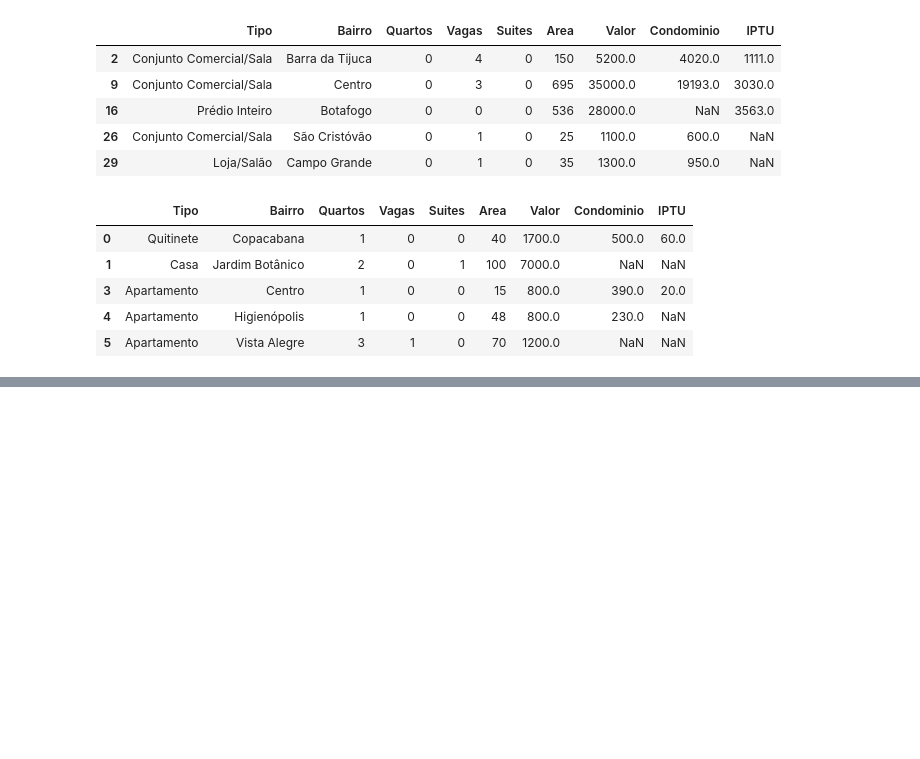
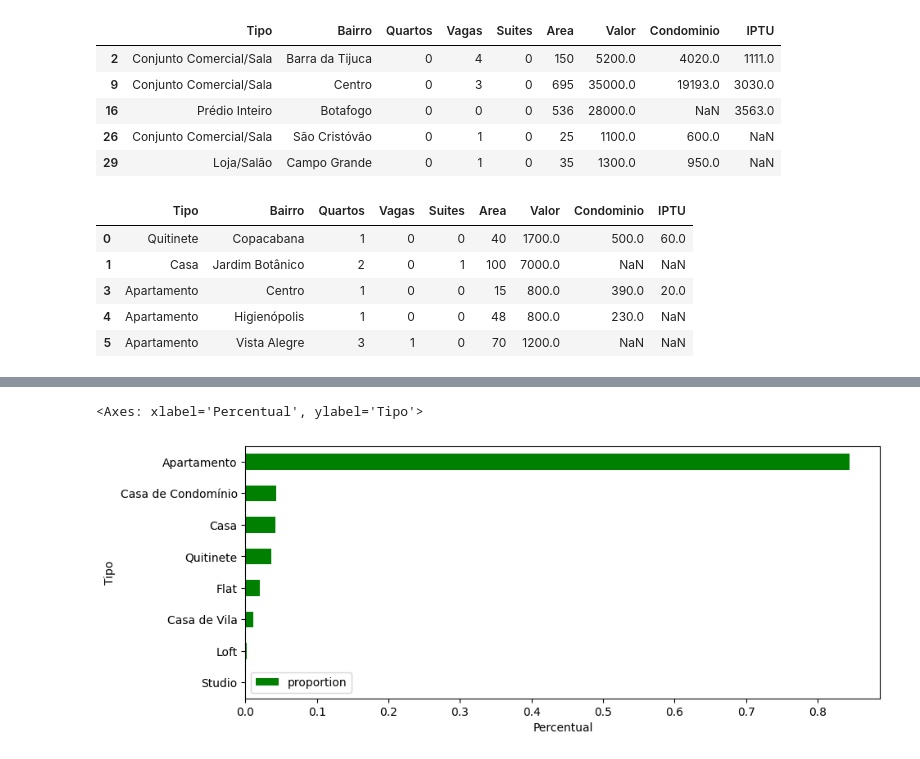
Before and after one commit to OtavioSotnas/Pandas, a Jupyter notebook: projeto_imobliaria.ipynb, the cells around one changed output, grey strips where cells are left out. Drawn from its saved outputs; the diff is of its cells as text; code cells hidden in the pictures; blank space fills up the shorter version.

```diff
--- a/projeto_imobliaria.ipynb
+++ b/projeto_imobliaria.ipynb
@@ -283,0 +292,5 @@ dados_imoveis_residenciais.groupby('Tipo')[["Valor"]].mean().sort_values("Valor"
+# %%
+# value_counts() retorna uma series somando os valores únicos, para transformar em % passamos o argumento "normalize=True".
+# to_frame() transforma uma series em um dataframe.
+dados_percentual_tipo = dados_imoveis_residenciais['Tipo'].value_counts(normalize=True, ascending=True).to_frame()
+dados_percentual_tipo
@@ -283,0 +308,5 @@ dados_imoveis_residenciais.groupby('Tipo')[["Valor"]].mean().sort_values("Valor"
+# %%
+dados_percentual_tipo.plot(kind="barh", figsize=(10,4), xlabel="Percentual", ylabel="Tipo", color="green")
+# %% [output]
+<Axes: xlabel='Percentual', ylabel='Tipo'>
+[figure, added]
```
Also changed, not shown: parts of 9 cells of this notebook.
